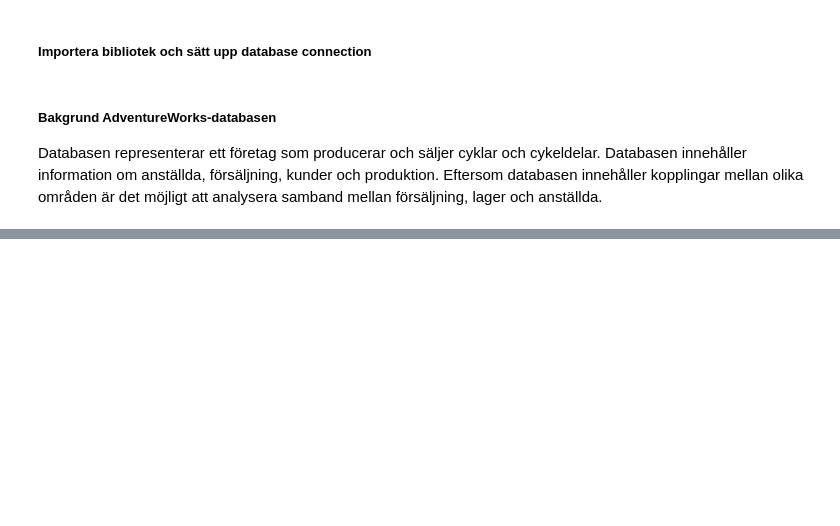
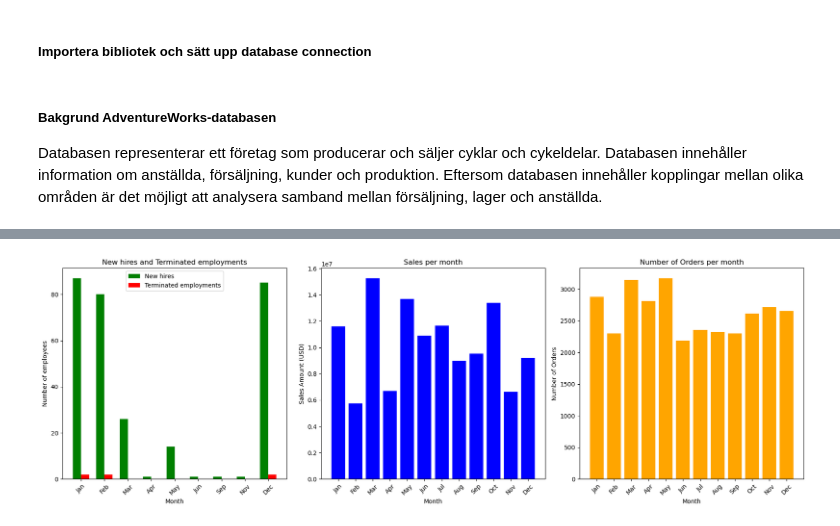
Before and after one commit to terese-eriksson/GitHub_SQL_Terese, a Jupyter notebook: Kunskapskontroll_SQL_Terese.ipynb, the cells around one changed output, grey strips where cells are left out. Saved outputs shown, nothing was run; the diff lists cells and outputs as text; code cells hidden in the pictures; blank space fills up the shorter version.

```diff
--- a/Kunskapskontroll_SQL_Terese.ipynb
+++ b/Kunskapskontroll_SQL_Terese.ipynb
@@ -1287,0 +519,86 @@ plt.show()
+# %%
+# New hires, terminated employments, sales and number of orders per month.
+
+# Queries that retrives number of new hires and terminated employees by department, sales and number of orders per month.
+query_hires = '''
+SELECT
+    MONTH(HireDate) AS Month,
+    SUM(CASE WHEN HireDate IS NOT NULL THEN 1 ELSE 0 END) AS EmployeeCount_Hired,
+    SUM(CASE WHEN EndDate IS NOT NULL THEN 1 ELSE 0 END) AS EmployeeCount_Ended
+FROM
+    HumanResources.Employee E
+LEFT JOIN
+    HumanResources.EmployeeDepartmentHistory EDH
+    ON E.BusinessEntityID = EDH.BusinessEntityID
+GROUP BY
+    MONTH(HireDate)
+ORDER BY
+    MONTH(HireDate);
+'''
+query_sales = '''
+SELECT
+    MONTH(OrderDate) AS Month,
+    SUM(TotalDue) AS SalesAmount
+FROM Sales.SalesOrderHeader
+GROUP BY MONTH(OrderDate)
+ORDER BY MONTH(OrderDate);
+'''
+query_orders = '''
+SELECT
+    MONTH(OrderDate) AS Month,
+    COUNT(SalesOrderID) AS OrderCount
+FROM Sales.SalesOrderHeader
+GROUP BY MONTH(OrderDate)
+ORDER BY MONTH(OrderDate);
+'''
+
+hires_df = pd.read_sql(query_hires, engine)
+sales_df = pd.read_sql(query_sales, engine)
+orders_df = pd.read_sql(query_orders, engine)
+
+# Include month names in the right order
+months_order = ["Jan", "Feb", "Mar", "Apr", "May", "Jun",
+                "Jul", "Aug", "Sep", "Oct", "Nov", "Dec"]
+months = pd.DataFrame({"Month": range(1, 13)})
+
+hires_terminated_df = pd.merge(months, hires_df, on="Month", how="left").fillna({"EmployeeCount_Hired": 0, "EmployeeCount_Ended": 0})
+sales_df = pd.merge(months, sales_df, on="Month", how="left").fillna({"SalesAmount": 0})
+orders_df = pd.merge(months, orders_df, on="Month", how="left").fillna({"OrderCount": 0})
+hires_df["Month"] = hires_df["Month"].map(lambda x: months_order[x-1])
+sales_df["Month"] = sales_df["Month"].map(lambda x: months_order[x-1])
+orders_df["Month"] = orders_df["Month"].map(lambda x: months_order[x-1])
+
+# Plot data
+fig, axes = plt.subplots(1, 3, figsize=(18, 6))
+
+# 1
+bar_width = 0.35
+x = np.arange(len(hires_df["Month"]))
+
+axes[0].bar(x - bar_width/2, hires_df["EmployeeCount_Hired"], width=bar_width, color="green", label="New hires")
+axes[0].bar(x + bar_width/2, hires_df["EmployeeCount_Ended"], width=bar_width, color="red", label="Terminated employments")
+axes[0].set_xticks(x)
+axes[0].set_xticklabels(hires_df["Month"], rotation=45)
+axes[0].set_title("New hires and Terminated employments")
+axes[0].set_xlabel("Month")
+axes[0].set_ylabel("Number of employees")
+axes[0].legend()
+
+# 2
+axes[1].bar(sales_df["Month"], sales_df["SalesAmount"], color="blue")
+axes[1].set_title("Sales per month")
+axes[1].set_xlabel("Month")
+axes[1].set_ylabel("Sales Amount (USD)")
+axes[1].tick_params(axis="x", rotation=45)
+
+# 3
+axes[2].bar(orders_df["Month"], orders_df["OrderCount"], color="orange")
+axes[2].set_title("Number of Orders per month")
+axes[2].set_xlabel("Month")
+axes[2].set_ylabel("Number of Orders")
+axes[2].tick_params(axis="x", rotation=45)
+
+plt.tight_layout()
+plt.show()
+# %% [output]
+[figure, added]
```
Also changed, not shown: parts of 55 cells of this notebook.
